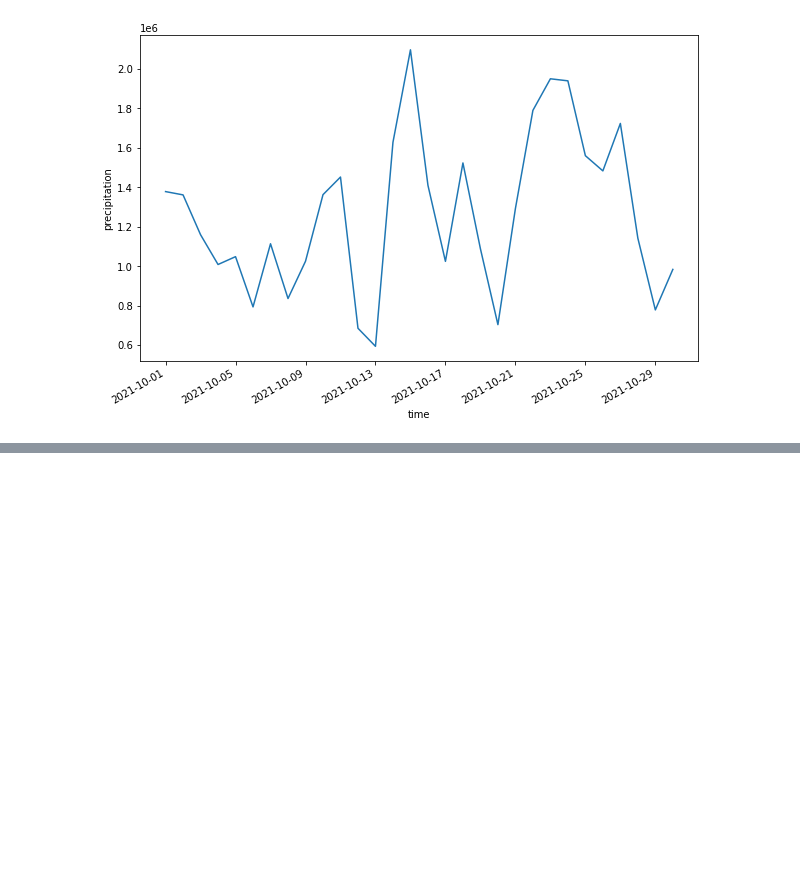
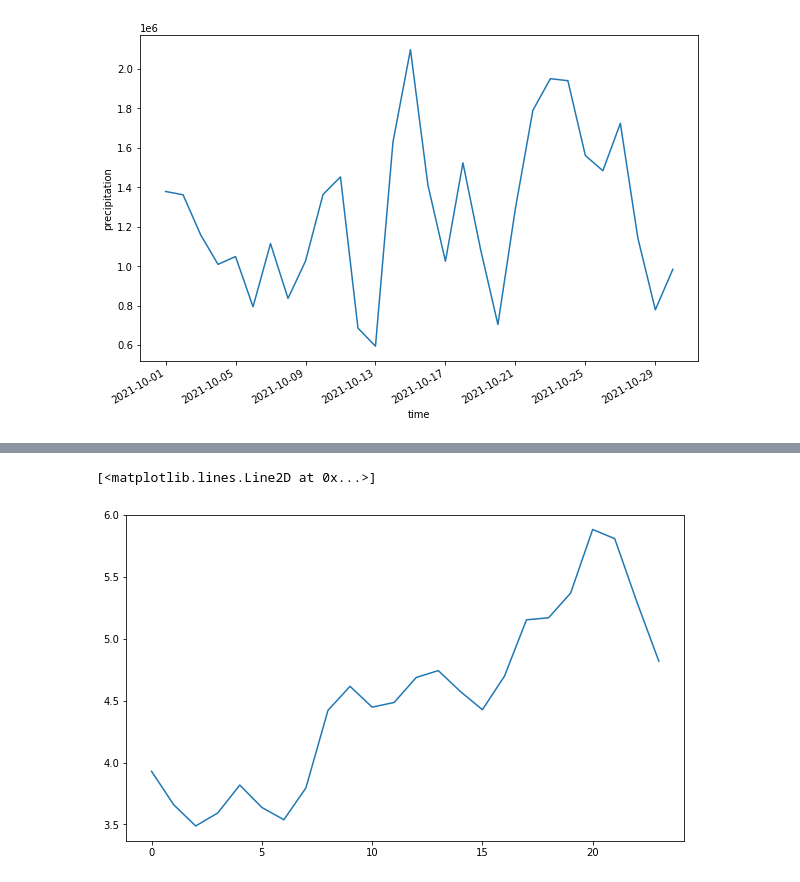
Before and after one commit to Vizzuality/mongabay-data, a Jupyter notebook: processing/fire_tool.ipynb, the cells around one changed output, grey strips where cells are left out. Drawn from its saved outputs; the diff is of its cells as text; code cells hidden in the pictures; blank space fills up the shorter version.

```diff
--- a/processing/fire_tool.ipynb
+++ b/processing/fire_tool.ipynb
@@ -53,0 +64,7 @@ print("Python scripts saved at: {}".format(js_dir))
+# %%
+url = 'https://api.resourcewatch.org/v2/geostore/admin/BRA?thresh=0.05'
+
+r = requests.get(url)
+geometry = r.json().get('data').get('attributes').get('geojson')
+
+aoi = ee.Geometry(geometry.get('features')[0].get('geometry'))
@@ -211,3 +301,12 @@ geometry = json.loads(geometry)
+# %%
+def moving_average(x, w):
+    return np.convolve(x, np.ones(w), 'valid') / w
+# %%
+fig, ax = plt.subplots(figsize=(10,6))
+ax.plot(moving_average(mean_values,7))
+# %% [output]
+[<matplotlib.lines.Line2D at 0x...>]
+[figure, added]
 # %%
 # Get last image
 image=chirps.limit(1, 'system:time_start', False).first()
```
Also changed, not shown: parts of 25 cells of this notebook.
